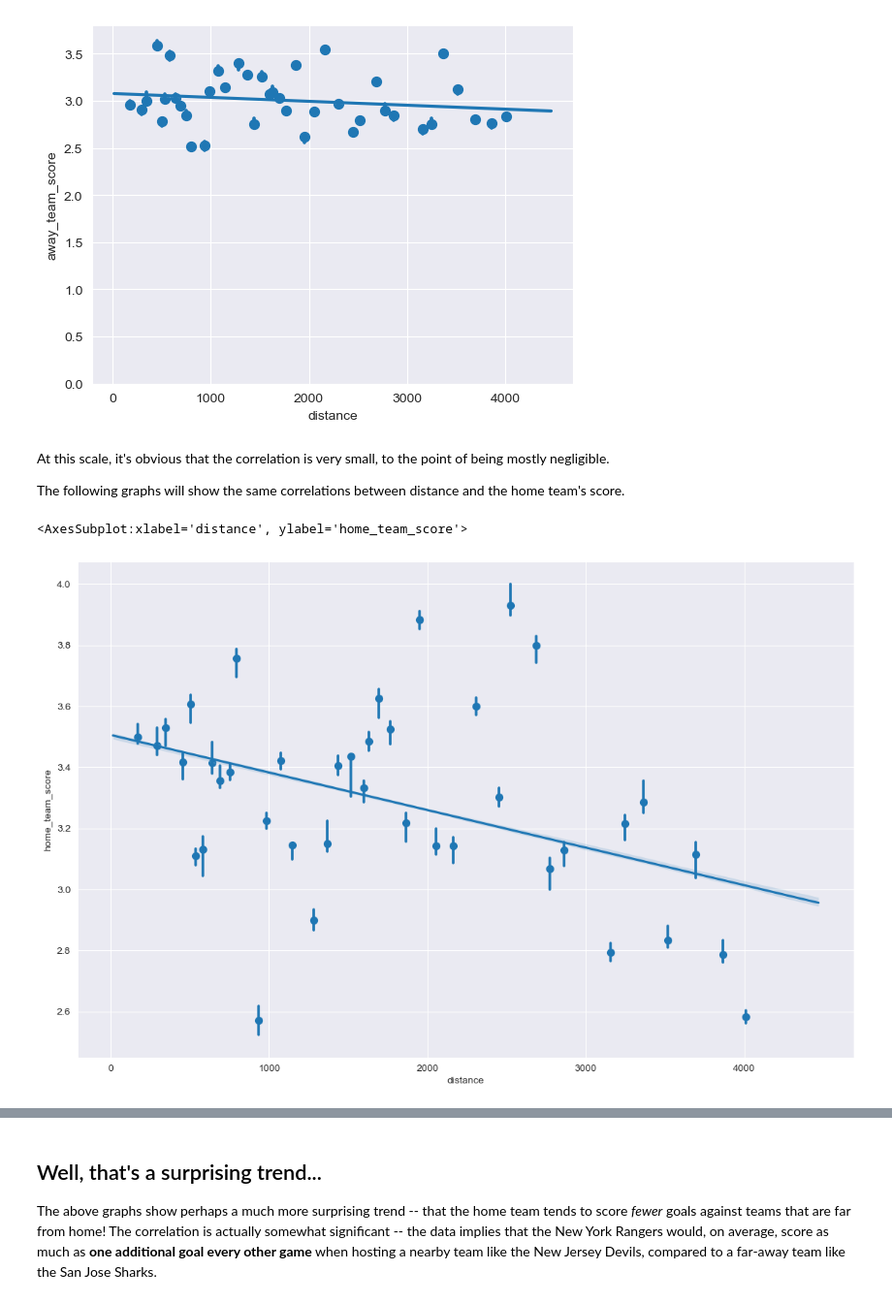
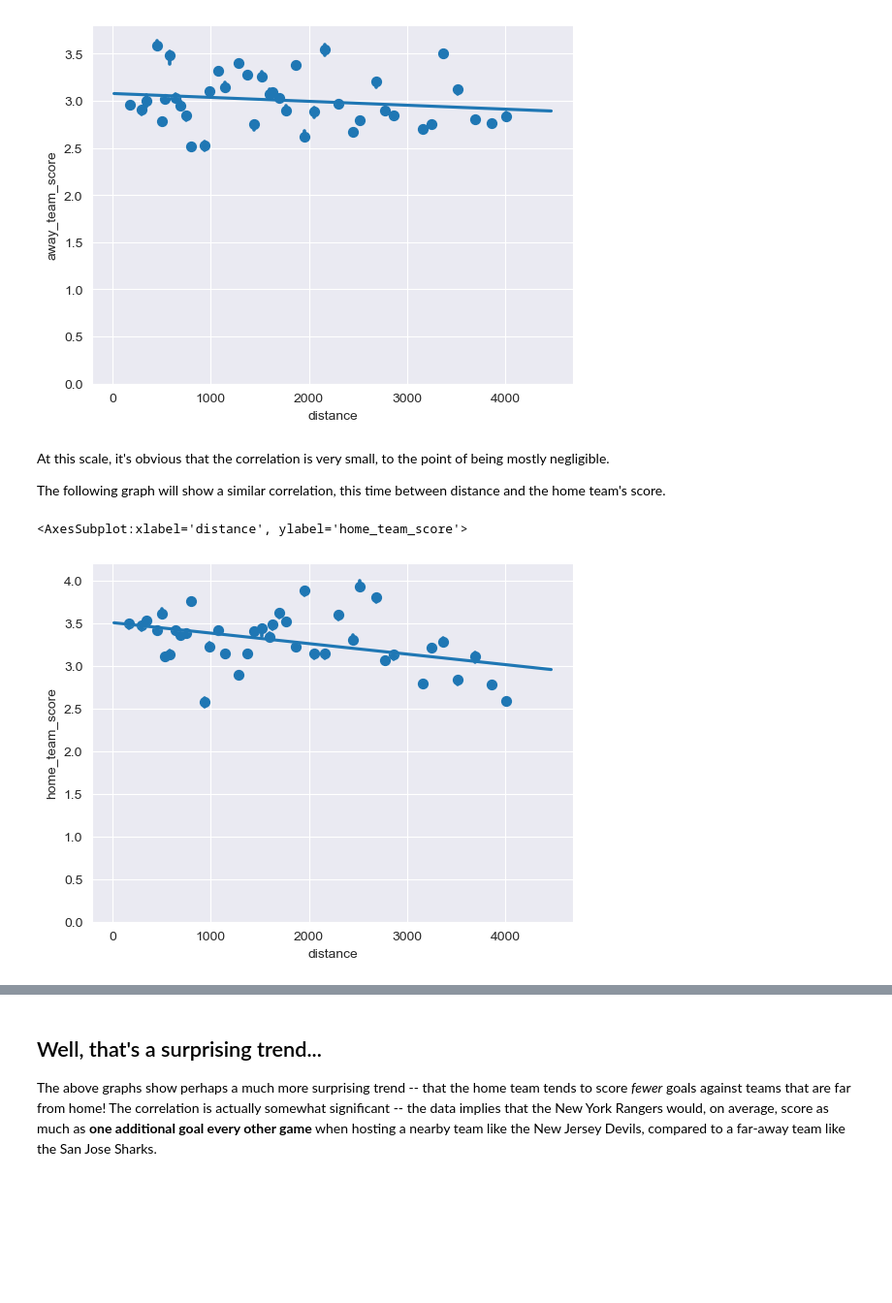
Before and after one commit to ubco-W2022T1-cosc301/project-group10, a Jupyter notebook: notebooks/analysis1.ipynb, the cells around one changed output, grey strips where cells are left out. Shown at 97% size. Cells and saved outputs as stored; diff of their text form; code cells hidden in the pictures; blank space fills up the shorter version.

```diff
--- a/notebooks/analysis1.ipynb
+++ b/notebooks/analysis1.ipynb
@@ -173,12 +172,11 @@ rp_from_zero
 # %% [markdown]
 At this scale, it's obvious that the correlation is very small, to the point of being mostly negligible.
 
-The following graphs will show the same correlations between distance and the home team's score.
+The following graph will show a similar correlation, this time between distance and the home team's score.
 # %%
-plt.figure(figsize=(14,9))
-sns.set_style('darkgrid')
-regression_plot = sns.regplot(x='distance',y='home_team_score',data=df, x_bins=40, ci=10)
-regression_plot
+rp_home = sns.regplot(x='distance',y='home_team_score',data=df, x_bins=40, ci=10)
+rp_home.set(ylim=[0,4.2])
+rp_home
 # %% [output]
 <AxesSubplot:xlabel='distance', ylabel='home_team_score'>
-[figure, old version]
+[figure, new version]
```
Also changed, not shown: parts of 11 cells of this notebook, 1 other file.
